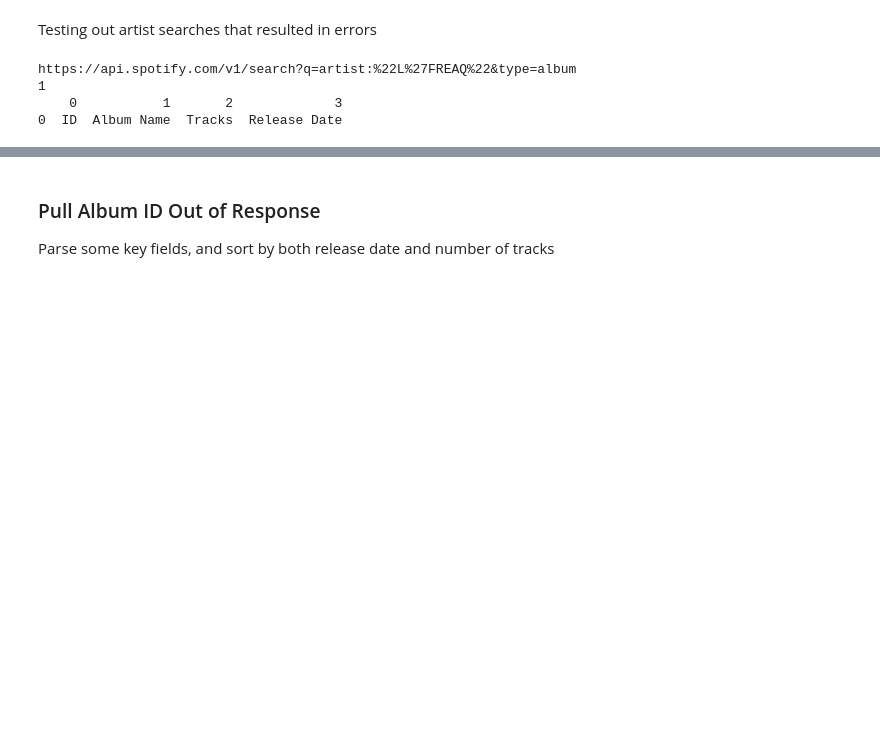
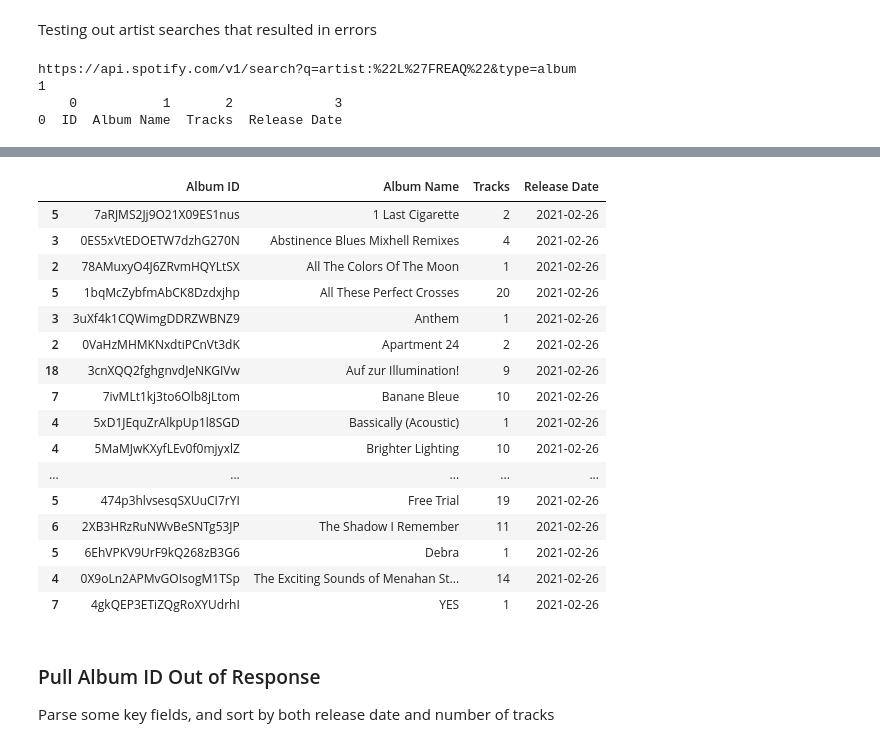
Before and after one commit to patrick-still/music-engine, a Jupyter notebook: assemble.ipynb, the cells around one changed output, grey strips where cells are left out. Drawn from its saved outputs; the diff is of its cells as text; code cells hidden in the pictures; blank space fills up the shorter version.

```diff
--- a/assemble.ipynb
+++ b/assemble.ipynb
@@ -162,3 +165,23 @@ pullAlbums(artists)
+# %%
+display(newAlbums)
+# %% [output]
+|  | Album ID | Album Name | Tracks | Release Date |
+| 5 | 7aRJMS2Jj9O21X09ES1nus | 1 Last Cigarette | 2 | 2021-02-26 |
+| 3 | 0ES5xVtEDOETW7dzhG270N | Abstinence Blues Mixhell Remixes | 4 | 2021-02-26 |
+| 2 | 78AMuxyO4J6ZRvmHQYLtSX | All The Colors Of The Moon | 1 | 2021-02-26 |
+| 5 | 1bqMcZybfmAbCK8Dzdxjhp | All These Perfect Crosses | 20 | 2021-02-26 |
+| 3 | 3uXf4k1CQWimgDDRZWBNZ9 | Anthem | 1 | 2021-02-26 |
+| 2 | 0VaHzMHMKNxdtiPCnVt3dK | Apartment 24 | 2 | 2021-02-26 |
+| 18 | 3cnXQQ2fghgnvdJeNKGIVw | Auf zur Illumination! | 9 | 2021-02-26 |
+| 7 | 7ivMLt1kj3to6Olb8jLtom | Banane Bleue | 10 | 2021-02-26 |
+| 4 | 5xD1JEquZrAlkpUp1l8SGD | Bassically (Acoustic) | 1 | 2021-02-26 |
+| 4 | 5MaMJwKXyfLEv0f0mjyxlZ | Brighter Lighting | 10 | 2021-02-26 |
+| ... | ... | ... | ... | ... |
+| 5 | 474p3hlvsesqSXUuCI7rYI | Free Trial | 19 | 2021-02-26 |
+| 6 | 2XB3HRzRuNWvBeSNTg53JP | The Shadow I Remember | 11 | 2021-02-26 |
+| 5 | 6EhVPKV9UrF9kQ268zB3G6 | Debra | 1 | 2021-02-26 |
+| 4 | 0X9oLn2APMvGOIsogM1TSp | The Exciting Sounds of Menahan St... | 14 | 2021-02-26 |
+| 7 | 4gkQEP3ETiZQgRoXYUdrhI | YES | 1 | 2021-02-26 |
 # %% [markdown]
 ### Pull Album ID Out of Response
 Parse some key fields, and sort by both release date and number of tracks
```
Also changed, not shown: parts of 9 cells of this notebook.
